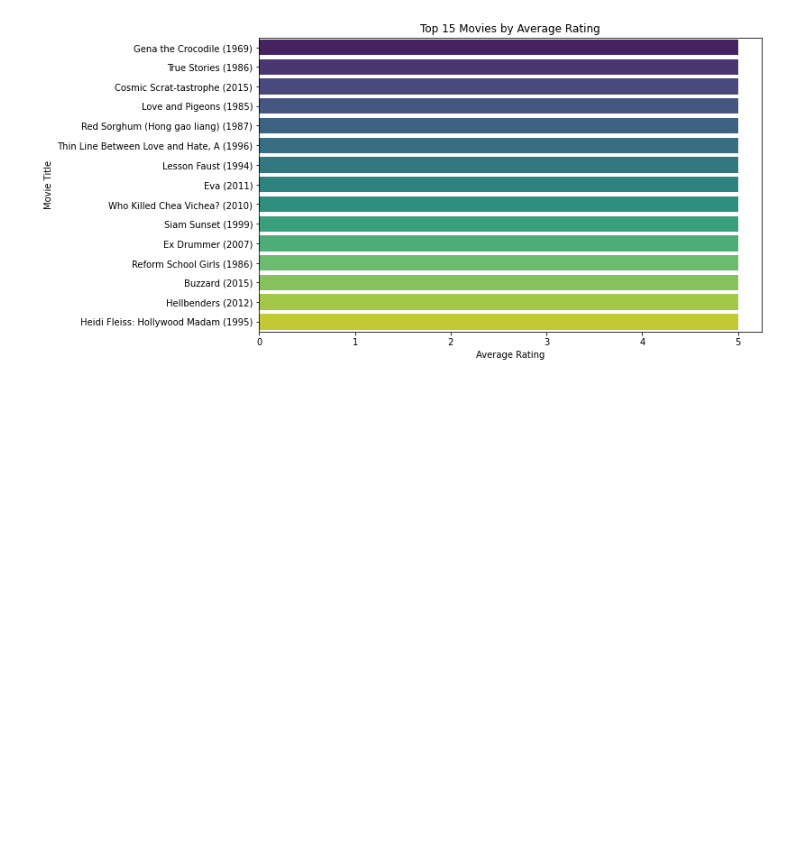
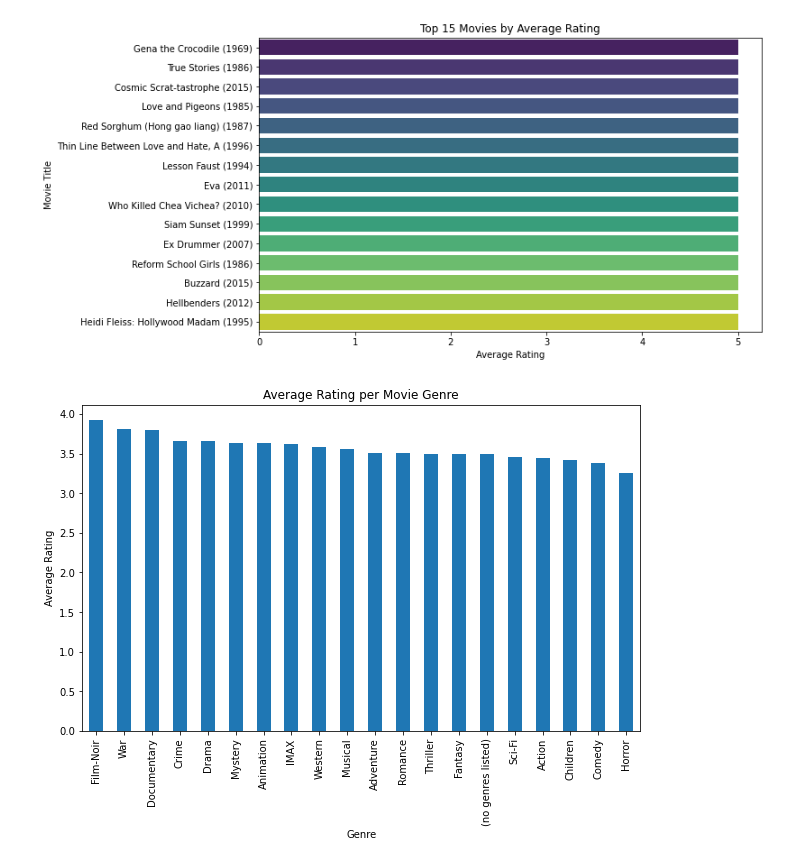
Before and after one commit to OchiengGideon/Group3_phase4_Project, a Jupyter notebook: Recommendation System.ipynb, the cells around one changed output. Saved outputs shown, nothing was run; the diff lists cells and outputs as text; code cells hidden in the pictures; blank space fills up the shorter version.

```diff
--- a/Recommendation System.ipynb
+++ b/Recommendation System.ipynb
@@ -278,3 +278,15 @@ plt.ylabel("Movie Title")
 plt.show()
 # %% [output]
 [figure]
+# %%
+df['genres'] = df['genres'].str.split('|')
+df_exploded = df.explode('genres')
+avg_rating_per_genre = df_exploded.groupby('genres')['rating'].mean().sort_values(ascending=False)
+plt.figure(figsize=(10, 6))
+avg_rating_per_genre.plot(kind='bar')
+plt.title('Average Rating per Movie Genre')
+plt.xlabel('Genre')
+plt.ylabel('Average Rating')
+plt.show()
+# %% [output]
+[figure, added]
```
Also changed, not shown: parts of 2 cells of this notebook.
